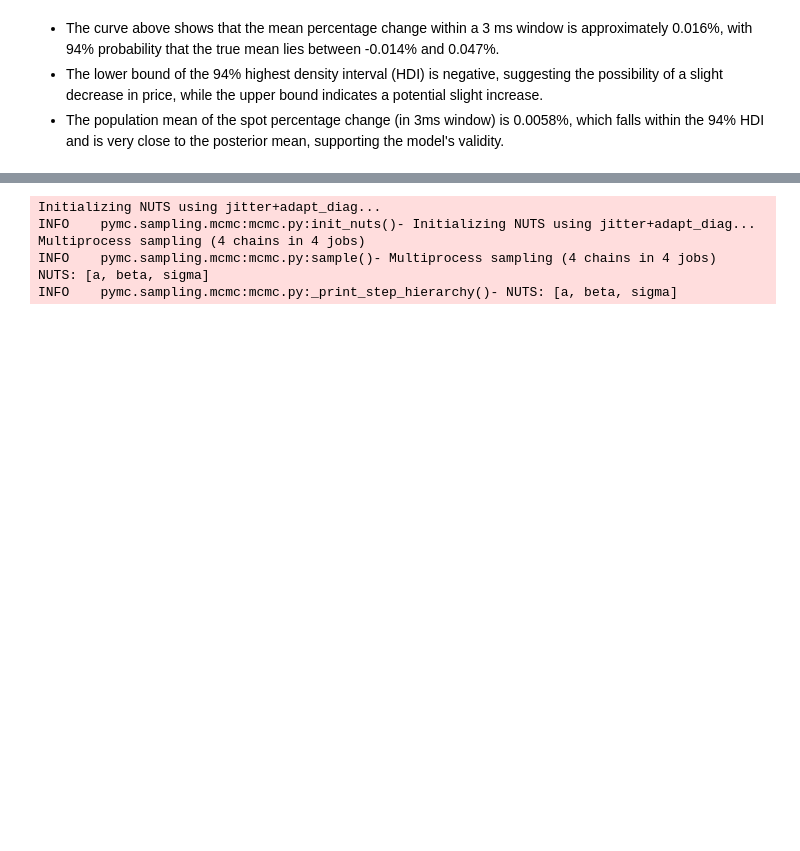
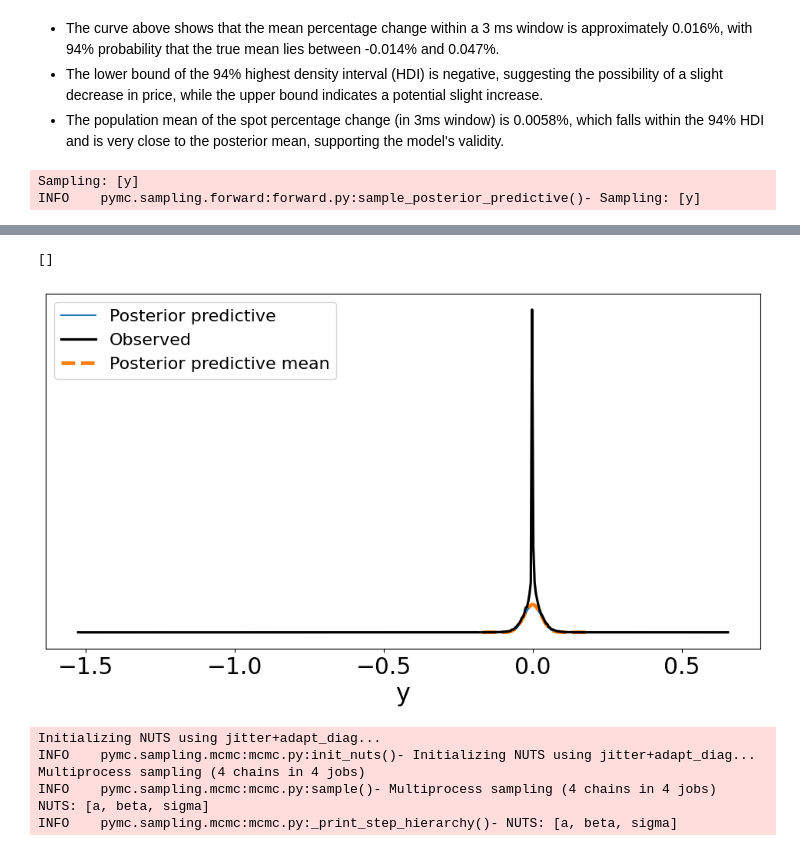
Before and after one commit to luckyp71/bayesian_analysis_on_digital_asset, a Jupyter notebook: analysis.ipynb, the cells around one changed output, grey strips where cells are left out. Drawn from its saved outputs; the diff is of its cells as text; code cells hidden in the pictures; blank space fills up the shorter version.

```diff
--- a/analysis.ipynb
+++ b/analysis.ipynb
@@ -325,3 +325,10 @@ plt.plot()
 - The curve above shows that the mean percentage change within a 3 ms window is approximately 0.016%, with 94% probability that the true mean lies between -0.014% and 0.047%.
 - The lower bound of the 94% highest density interval (HDI) is negative, suggesting the possibility of a slight decrease in price, while the upper bound indicates a potential slight increase.
 - The population mean of the spot percentage change (in 3ms window) is 0.0058%, which falls within the 94% HDI and is very close to the posterior mean, supporting the model's validity.
+# %%
+pm.sample_posterior_predictive(idata_3ms, model=model_3ms, random_seed=42)
+az.plot_ppc(idata_3ms, num_pp_samples=200, figsize=(12,6))
+plt.plot()
+# %% [output]
+Sampling: [y]
+INFO    pymc.sampling.forward:forward.py:sample_posterior_predictive()- Sampling: [y]
@@ -328,3 +337,5 @@ plt.plot()
+[]
+[figure, added]
 # %%
 features = [
     'timedelta_ms',
```
Also changed, not shown: parts of 2 cells of this notebook.
